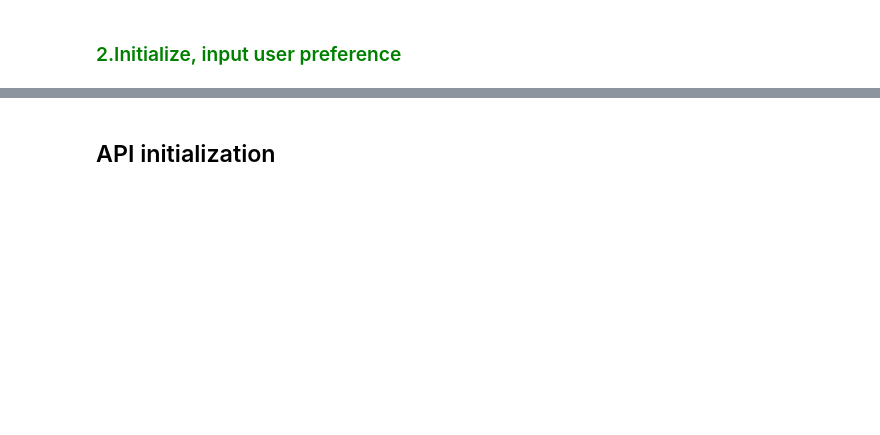
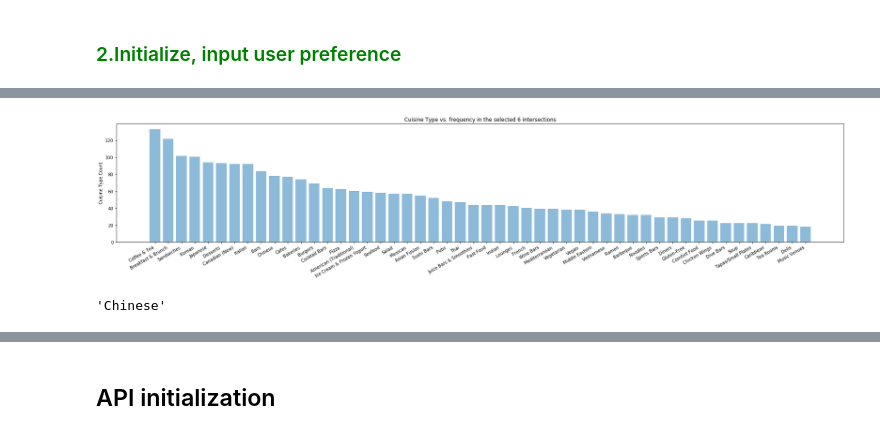
Before and after one commit to TinaBBB/iNAGO_RecSys, a Jupyter notebook: Yelp_data_exploration/KNN_TrtData_Critiquing_API_V2.ipynb, the cells around one changed output, grey strips where cells are left out. Drawn from its saved outputs; the diff is of its cells as text; code cells hidden in the pictures; blank space fills up the shorter version.

```diff
--- a/Yelp_data_exploration/KNN_TrtData_Critiquing_API_V2.ipynb
+++ b/Yelp_data_exploration/KNN_TrtData_Critiquing_API_V2.ipynb
@@ -530,0 +606,11 @@ pick from the following business ids
+# %%
+IDdictList = ['idDictionary_dundasyonge.json', 'idDictionary_blooryonge.json', 'idDictionary_queenspadina.json',\
+             'idDictionary_spadinadundas.json', 'idDictionary_bloorbathurst.json', 'idDictionary_yongefinch.json']
+listOfBusiness = []
+
+for intersection in IDdictList:
+    load_Dict = loadDict(data_dir, intersection)
+    load_Dict = {int(old_key): val for old_key, val in load_Dict.items()}
+    matchedRes = [item for item, distance in load_Dict.items() if distance <=2.0]
+    listOfBusiness.extend(matchedRes)
+    listOfBusiness = list(set(listOfBusiness))
@@ -530,0 +636,19 @@ pick from the following business ids
+# %%
+import matplotlib.pyplot as plt
+plt.figure(figsize=(30,5))
+labels = [cat for (cat,count) in sorted_catCount1][:50]
+y = [count for (cat,count) in sorted_catCount1][:50]
+x = np.arange(len(labels))
+
+plt.bar(x, y, align='center', alpha=0.5)
+plt.xticks(x, labels, rotation=30, ha='right')
+plt.ylabel('Cuisine Type Count')
+plt.title('Cuisine Type vs. frequency in the selected 6 intersections')
+
+plt.show()
+# %% [output]
+[figure, added]
+# %%
+df[df['business_id'] == 'HQpMwOOrGND3GaRqMNV9ig'].categories.unique()[0]
+# %% [output]
+'Chinese'
```
Also changed, not shown: parts of 16 cells of this notebook, 1 other file.
